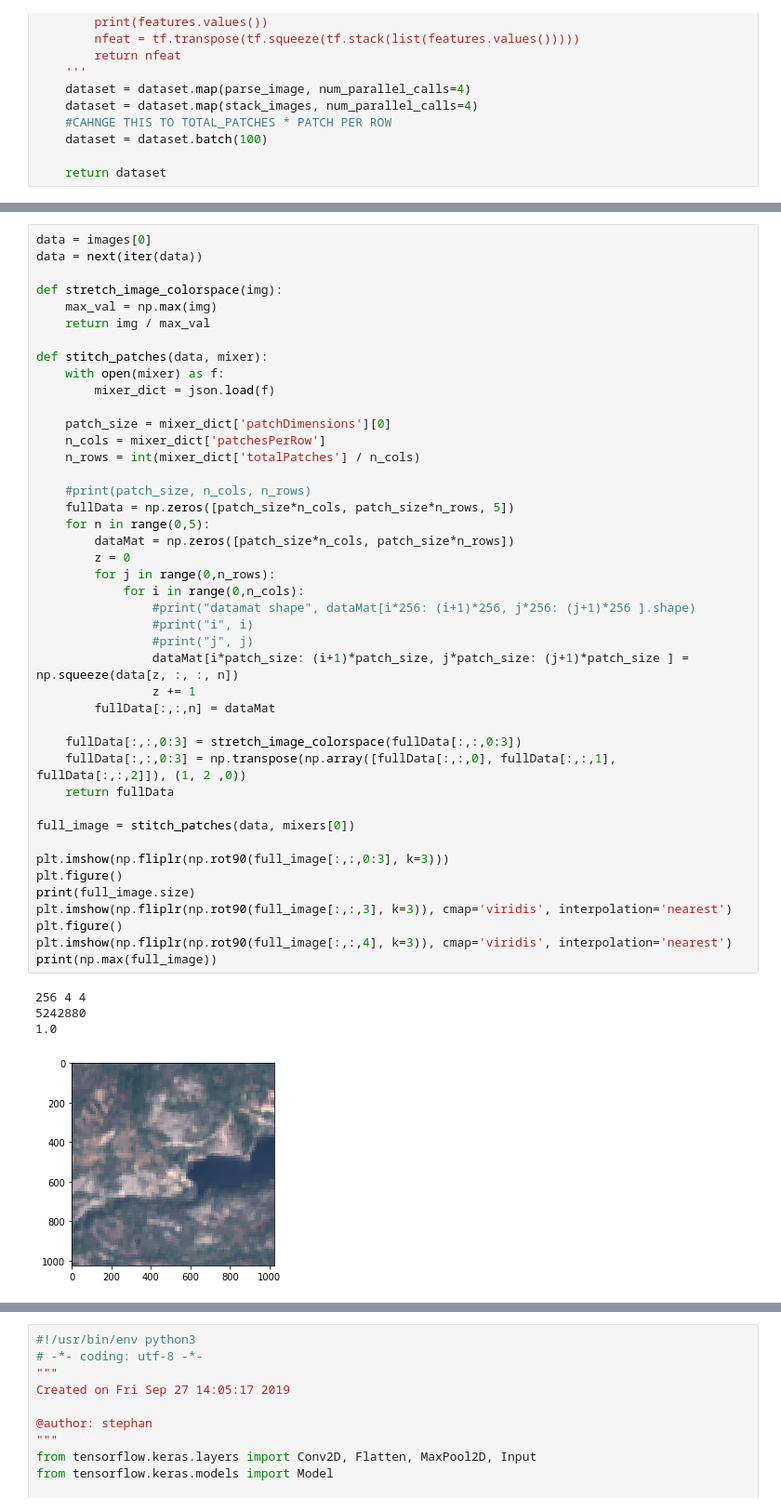
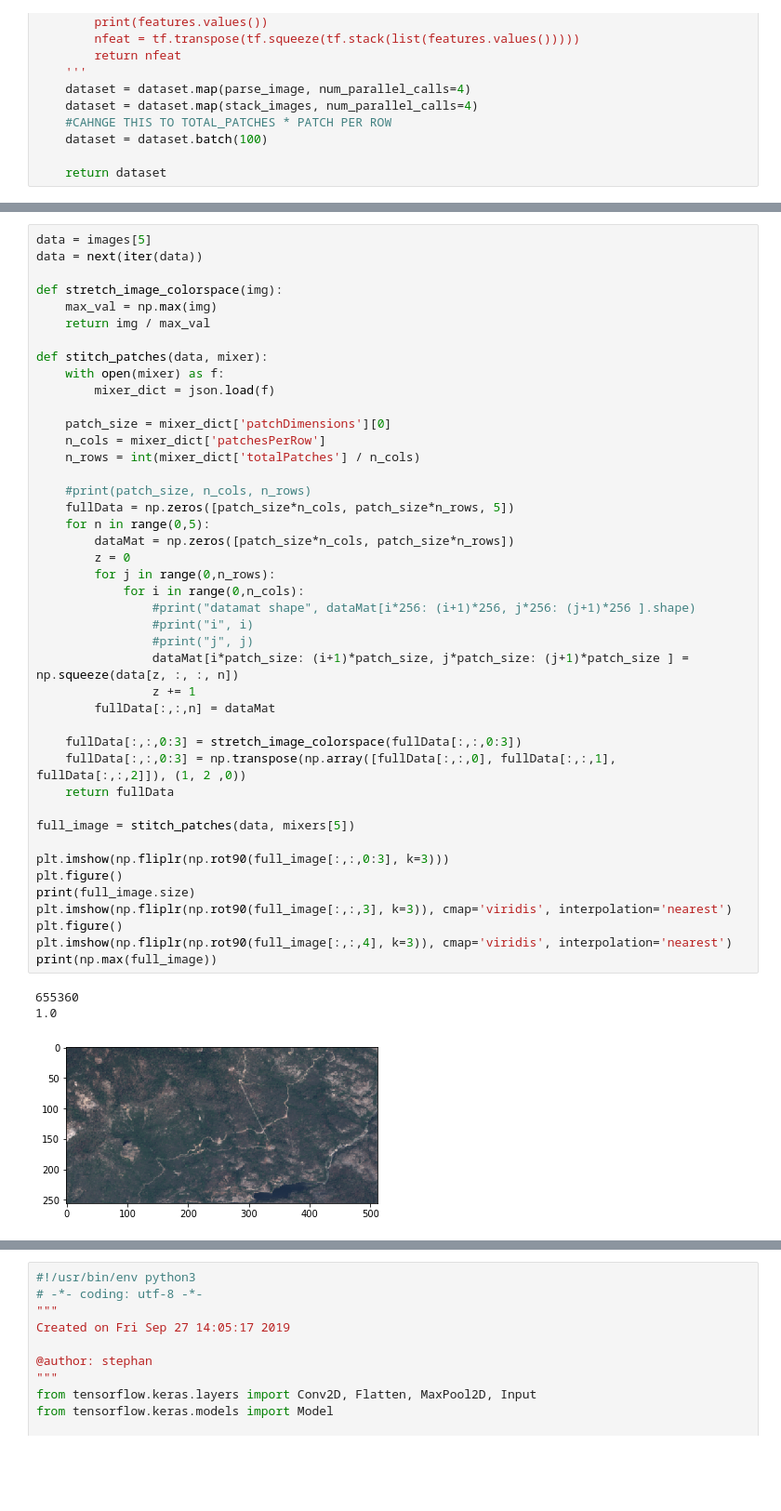
Before and after one commit to C0NSor18/dam_detection, a Jupyter notebook: visualization.ipynb, the cells around one changed output, grey strips where cells are left out. Shown at 93% size. Drawn from its saved outputs; the diff is of its cells as text; blank space fills up the shorter version.

```diff
--- a/visualization.ipynb
+++ b/visualization.ipynb
@@ -90,5 +92,5 @@ for x in images:
 # %%
-data = images[0]
+data = images[5]
 data = next(iter(data))
 
 def stretch_image_colorspace(img):
@@ -104,34 +106,33 @@ def stitch_patches(data, mixer):
     n_rows = int(mixer_dict['totalPatches'] / n_cols)
 
     #print(patch_size, n_cols, n_rows)
     fullData = np.zeros([patch_size*n_cols, patch_size*n_rows, 5])
     for n in range(0,5):
         dataMat = np.zeros([patch_size*n_cols, patch_size*n_rows])
         z = 0
         for j in range(0,n_rows):
             for i in range(0,n_cols):
                 #print("datamat shape", dataMat[i*256: (i+1)*256, j*256: (j+1)*256 ].shape)
                 #print("i", i)
                 #print("j", j)
                 dataMat[i*patch_size: (i+1)*patch_size, j*patch_size: (j+1)*patch_size ] = np.squeeze(data[z, :, :, n])
                 z += 1
         fullData[:,:,n] = dataMat
 
     fullData[:,:,0:3] = stretch_image_colorspace(fullData[:,:,0:3])
     fullData[:,:,0:3] = np.transpose(np.array([fullData[:,:,0], fullData[:,:,1], fullData[:,:,2]]), (1, 2 ,0))
     return fullData
 
-full_image = stitch_patches(data, mixers[0])
+full_image = stitch_patches(data, mixers[5])
 
 plt.imshow(np.fliplr(np.rot90(full_image[:,:,0:3], k=3)))
 plt.figure()
 print(full_image.size)
 plt.imshow(np.fliplr(np.rot90(full_image[:,:,3], k=3)), cmap='viridis', interpolation='nearest')
 plt.figure()
 plt.imshow(np.fliplr(np.rot90(full_image[:,:,4], k=3)), cmap='viridis', interpolation='nearest')
 print(np.max(full_image))
 # %% [output]
-256 4 4
-5242880
+655360
 1.0
-[figure, old version]
+[figure, new version]
```
Also changed, not shown: parts of 6 cells of this notebook, 1 other file.
